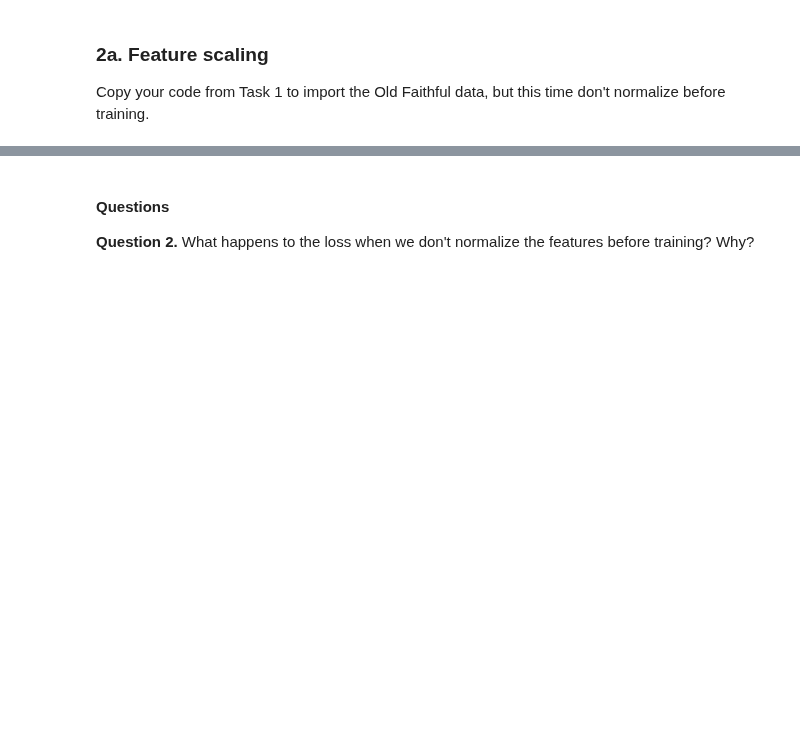
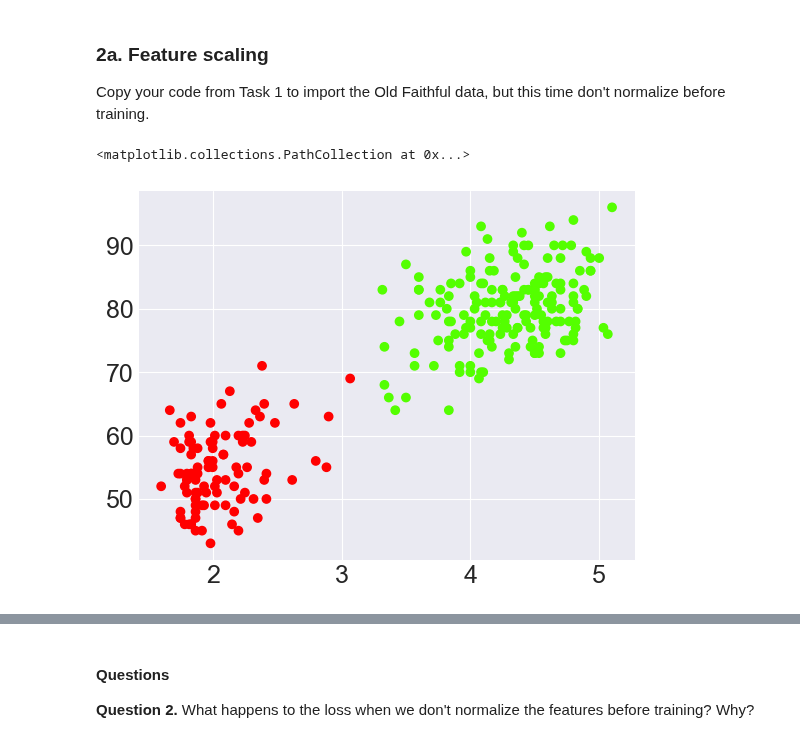
Before and after one commit to GhailanFadah/Neural-Networks, a Jupyter notebook: binary_classification.ipynb, the cells around one changed output, grey strips where cells are left out. Cells and saved outputs as stored; diff of their text form; code cells hidden in the pictures; blank space fills up the shorter version.

```diff
--- a/binary_classification.ipynb
+++ b/binary_classification.ipynb
@@ -230,3 +246,11 @@ def plot_adaline_train(net, loss_list, acc_list, plotMarkers=False, title='ADALI
 ### 2a. Feature scaling
 
 Copy your code from Task 1 to import the Old Faithful data, but this time don't normalize before training.
+# %%
+faithful2 = pd.read_csv('data/old_faithful.csv')
+X = faithful2[['eruptions','waiting']]
+y = faithful2[['severe']]
+plt.scatter(X[['eruptions']], X[['waiting']], c = y.to_numpy(), cmap = 'prism')
+# %% [output]
+<matplotlib.collections.PathCollection at 0x...>
+[figure, added]
```
Also changed, not shown: parts of 12 cells of this notebook, 4 other files.
